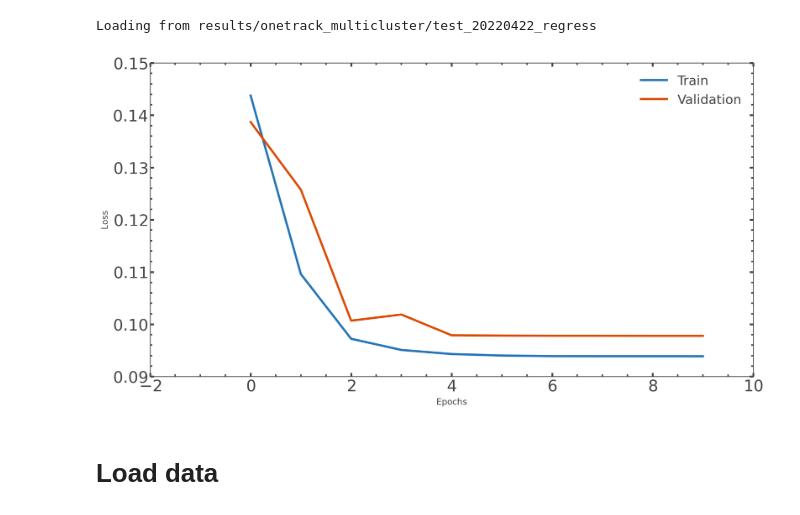
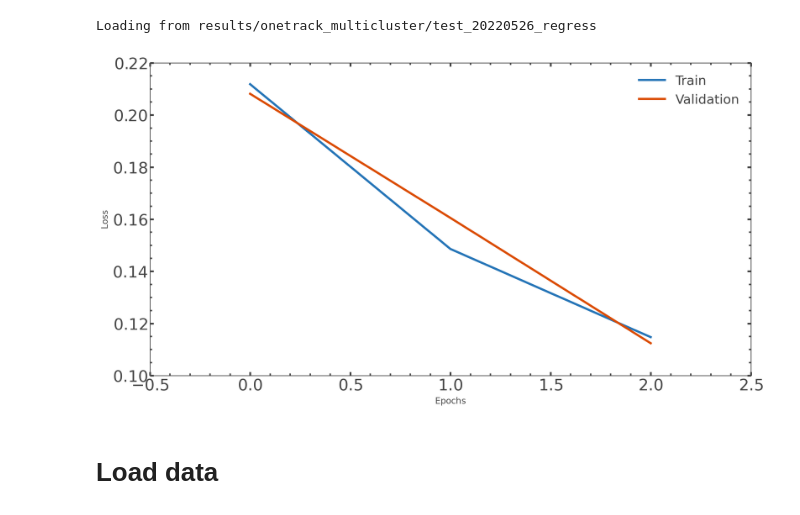
Before and after one commit to atlas-calo-ml/gn4pions_eastbay, a Jupyter notebook: analysis_example.ipynb, the cells around one changed output. Cells and saved outputs as stored; diff of their text form; code cells hidden in the pictures.

```diff
--- a/analysis_example.ipynb
+++ b/analysis_example.ipynb
@@ -49,5 +46,5 @@ drwxr-xr-x.  2 mpettee crd 4.0K Apr 22 14:31 test_20220422_regress/
 # %%
-data_dir = 'results/onetrack_multicluster/test_20220422_regress'
+data_dir = 'results/onetrack_multicluster/test_20220526_regress'
 pion_list = ['pion']
 sym_list = ['+-',]
 concat_type = ['False']
@@ -64,35 +61,35 @@ print('Loading from {}'.format(data_dir))
 hist = np.load(data_dir + '/losses.npz')
 # plt.semilogy(hist['training'].mean(axis=1), color=blues[5, :3],
 #              label=r'Train', linestyle=line[0])
 # plt.semilogy(hist['validation'].mean(axis=1), color=oranges[5, :3],
 #              label=r'Validation', linestyle=line[0])
 
 plt.plot(hist['training'].mean(axis=1), color=blues[5, :3],
              label=r'Train', linestyle=line[0])
 plt.plot(hist['validation'].mean(axis=1), color=oranges[5, :3],
              label=r'Validation', linestyle=line[0])
 
 # plt.semilogy(hist['training_regress'].mean(axis=1), color=blues[5, :3],
 #              label=r'Train (Regression)', linestyle=line[1])
 # plt.semilogy(hist['validation_regress'].mean(axis=1), color=oranges[5, :3],
 #              label=r'Validation (Regression)', linestyle=line[1])
 
 # plt.semilogy(hist['training_class'].mean(axis=1), color=blues[5, :3],
 #              label=r'Train (Classification)', linestyle=line[2])
 # plt.semilogy(hist['validation_class'].mean(axis=1), color=oranges[5, :3],
 #              label=r'Validation (Classification)', linestyle=line[2])
 
 
 plt.ylabel(r'$Loss$')
 plt.xlabel(r'$Epochs$')
 # plt.ylim([1e-4, 2])
 # sns.despine()
 plt.legend(loc="upper right", fontsize=18)
 plt.savefig(data_dir+'/training_mse.png', bbox_inches='tight', dpi=300)
 plt.show()
 # %% [output]
-Loading from results/onetrack_multicluster/test_20220422_regress
+Loading from results/onetrack_multicluster/test_20220526_regress
-[figure, old version]
+[figure, new version]
 # %% [markdown]
 # Load data
 # %% [markdown]
```
Also changed, not shown: parts of 4 cells of this notebook, 4 other files.
